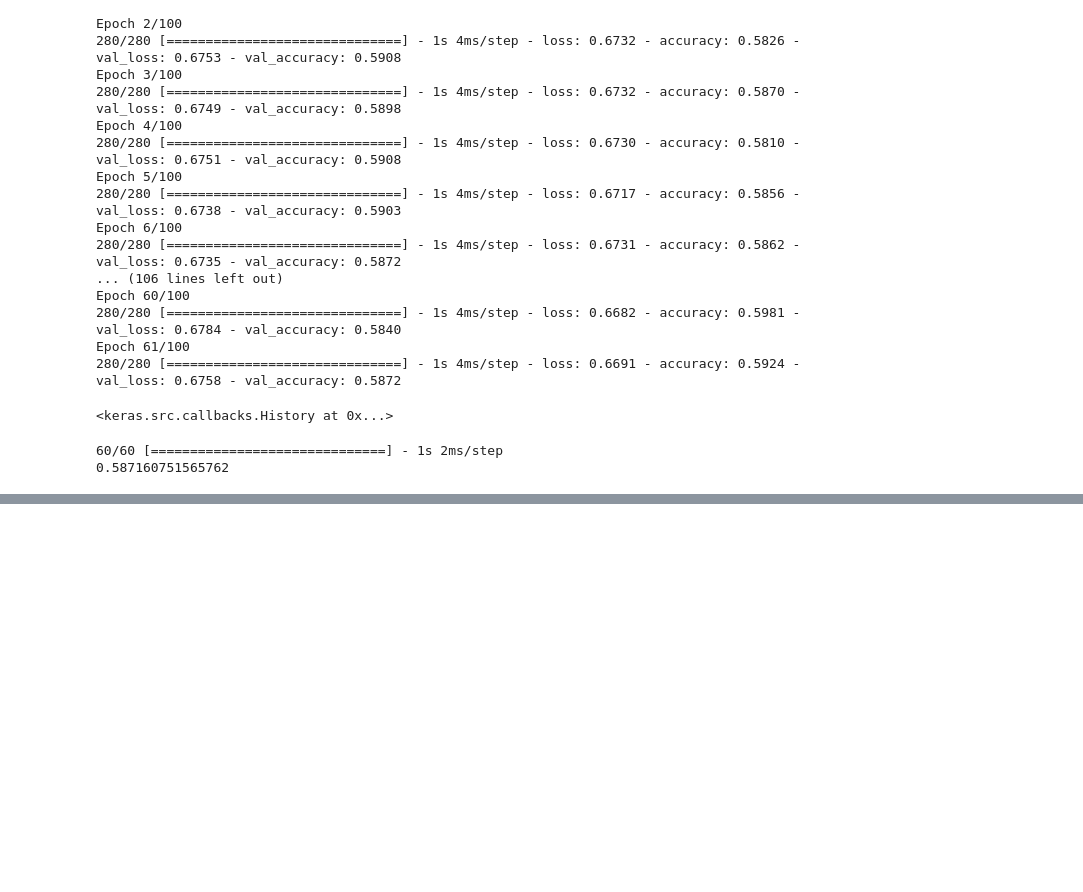
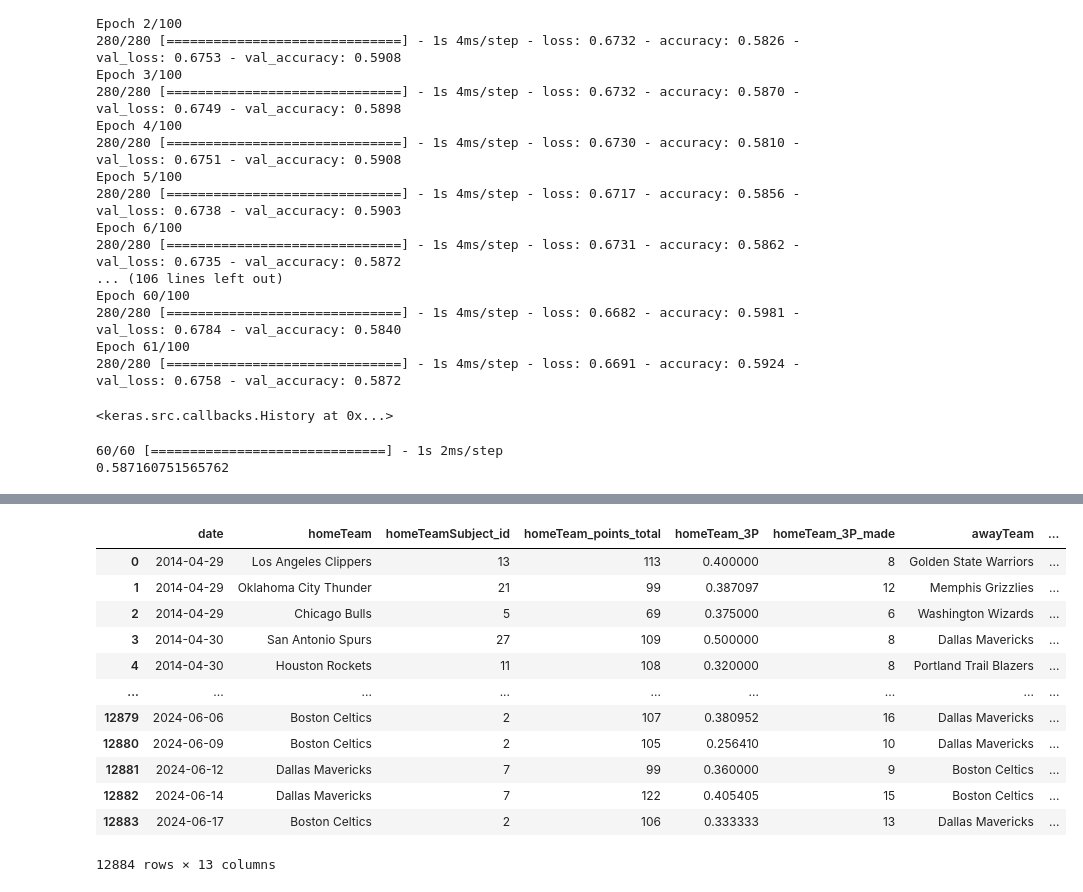
Before and after one commit to maxbraith/NBAModel, a Jupyter notebook: NBAModel/TimeSeriesML/timeSeriesWinner.ipynb, the cells around one changed output, grey strips where cells are left out. Drawn from its saved outputs; the diff is of its cells as text; code cells hidden in the pictures; blank space fills up the shorter version.

```diff
--- a/NBAModel/TimeSeriesML/timeSeriesWinner.ipynb
+++ b/NBAModel/TimeSeriesML/timeSeriesWinner.ipynb
@@ -638,0 +799,18 @@ print(accuracy_score(y2_test, y_pred_binary))
+# %%
+#reverse df order - should now start with 2014
+dfLim3 = dfLim3.iloc[::-1].reset_index(drop=True)
+dfLim3
+# %% [output]
+|  | date | homeTeam | homeTeamSubject_id | homeTeam_points_total | homeTeam_3P | homeTeam_3P_made | awayTeam | ... |
+| 0 | 2014-04-29 | Los Angeles Clippers | 13 | 113 | 0.400000 | 8 | Golden State Warriors | ... |
+| 1 | 2014-04-29 | Oklahoma City Thunder | 21 | 99 | 0.387097 | 12 | Memphis Grizzlies | ... |
+| 2 | 2014-04-29 | Chicago Bulls | 5 | 69 | 0.375000 | 6 | Washington Wizards | ... |
+| 3 | 2014-04-30 | San Antonio Spurs | 27 | 109 | 0.500000 | 8 | Dallas Mavericks | ... |
+| 4 | 2014-04-30 | Houston Rockets | 11 | 108 | 0.320000 | 8 | Portland Trail Blazers | ... |
+| ... | ... | ... | ... | ... | ... | ... | ... | ... |
+| 12879 | 2024-06-06 | Boston Celtics | 2 | 107 | 0.380952 | 16 | Dallas Mavericks | ... |
+| 12880 | 2024-06-09 | Boston Celtics | 2 | 105 | 0.256410 | 10 | Dallas Mavericks | ... |
+| 12881 | 2024-06-12 | Dallas Mavericks | 7 | 99 | 0.360000 | 9 | Boston Celtics | ... |
+| 12882 | 2024-06-14 | Dallas Mavericks | 7 | 122 | 0.405405 | 15 | Boston Celtics | ... |
+| 12883 | 2024-06-17 | Boston Celtics | 2 | 106 | 0.333333 | 13 | Dallas Mavericks | ... |
+12884 rows × 13 columns
```
Also changed, not shown: parts of 14 cells of this notebook.
